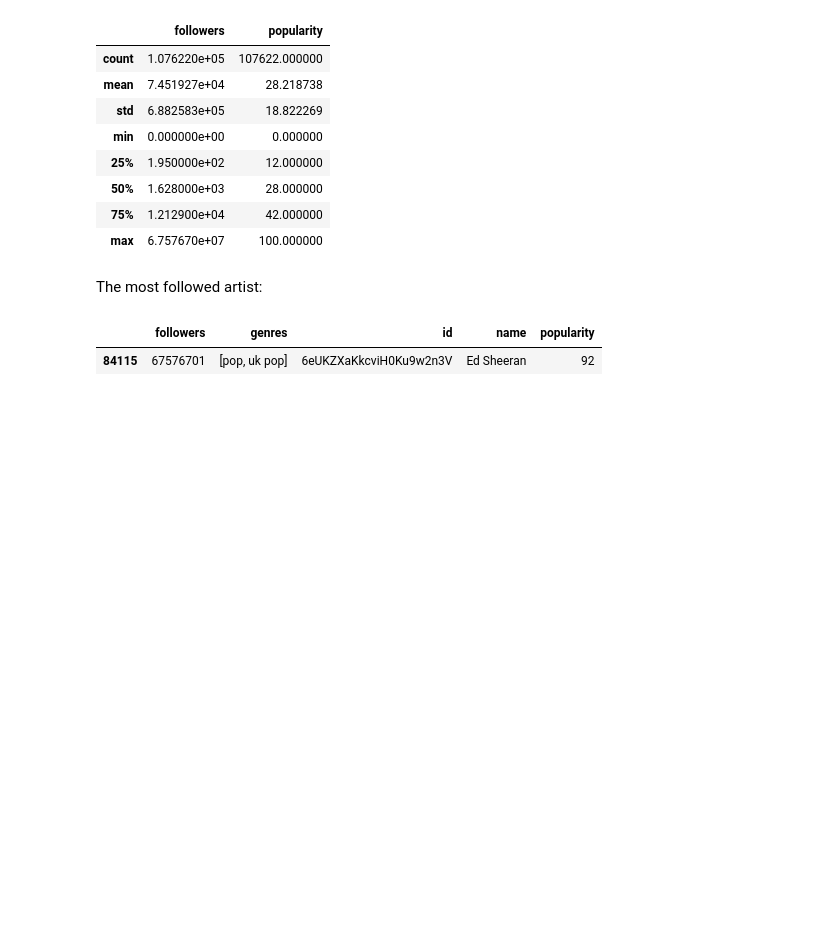
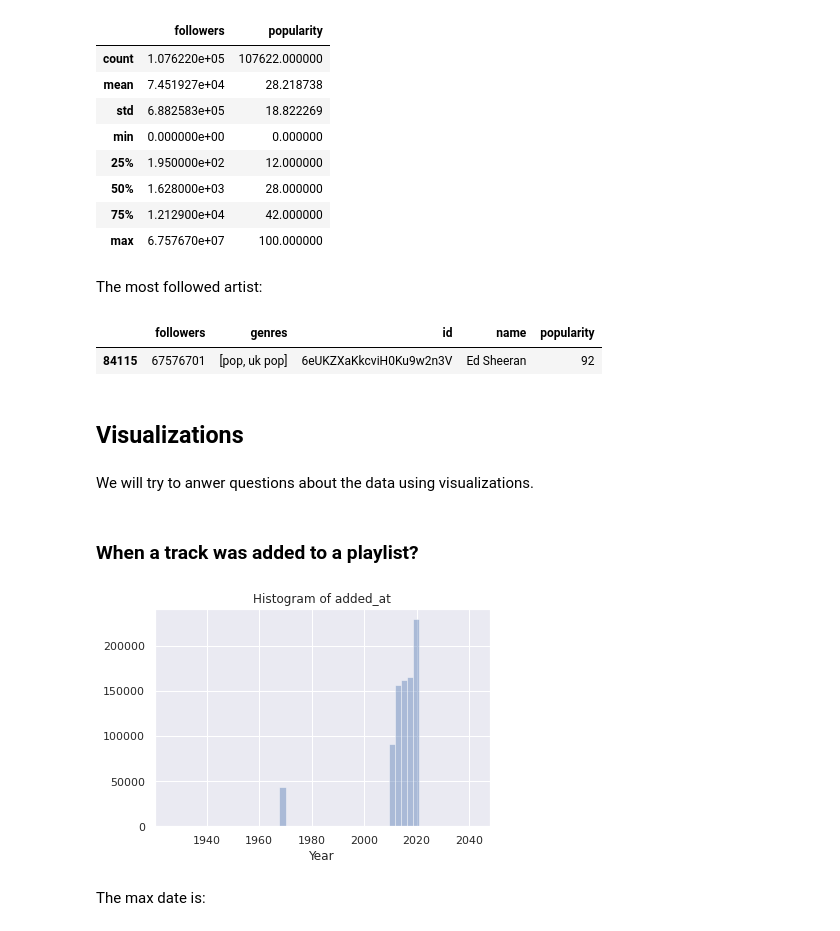
Before and after one commit to lucasresck/espotifai, a Jupyter notebook: notebooks/spotify_analysis.ipynb, the cells around one changed output. Saved outputs shown, nothing was run; the diff lists cells and outputs as text; code cells hidden in the pictures; blank space fills up the shorter version.

```diff
--- a/notebooks/spotify_analysis.ipynb
+++ b/notebooks/spotify_analysis.ipynb
@@ -28,6 +30,9 @@ import numpy as np
 # %%
 # Necessary to improve exploration
 pd.set_option('display.max_columns', None)
+
+# Beautiful Seaborn
+sns.set()
 # %% [markdown]
 ## Initial exploration: datasets
 # %% [markdown]
@@ -435,3 +450,23 @@ artists[artists.followers == artists.followers.max()]
 # %% [output]
 |  | followers | genres | id | name | popularity |
 | 84115 | 67576701 | [pop, uk pop] | 6eUKZXaKkcviH0Ku9w2n3V | Ed Sheeran | 92 |
+# %% [markdown]
+## Visualizations
+# %% [markdown]
+We will try to anwer questions about the data using visualizations.
+# %% [markdown]
+### When a track was added to a playlist?
+# %%
+data = pd.concat(
+    [pd.read_pickle(file)['added_at'] for file in glob.glob('../data/sp_tracks_ready_*.pkl')],
+    ignore_index=True
+)
+
+sns.distplot(data.dt.year, kde=False)
+plt.title("Histogram of added_at")
+plt.xlabel("Year")
+plt.show()
+# %% [output]
+[figure, added]
+# %% [markdown]
+The max date is:
```
Also changed, not shown: parts of 58 cells of this notebook.
